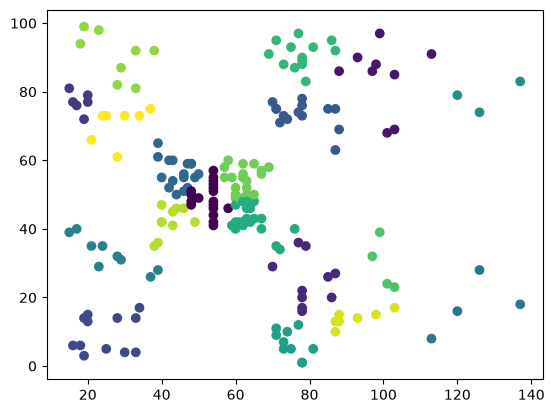
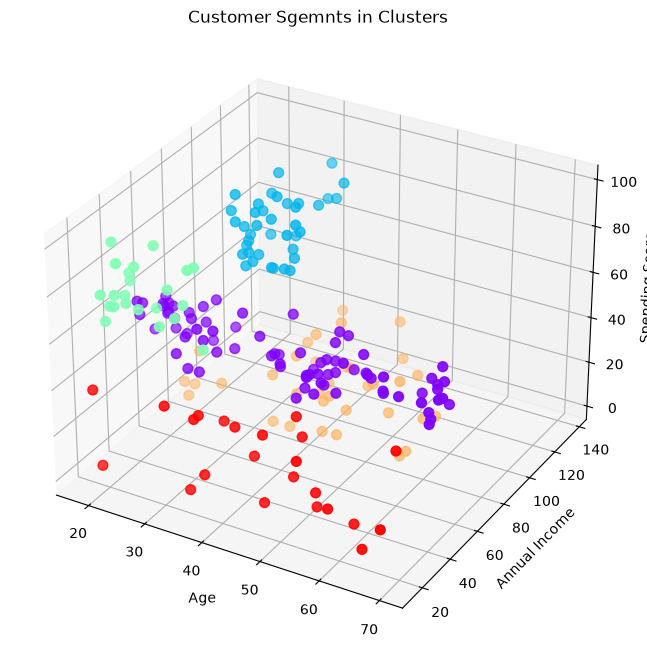
Unified diff of the notebook cell whose output changed from the first chart to the second:
--- before
+++ after
@@ -1,5 +1,16 @@
 # n_cluster = 5
 best_model = KMeans(n_clusters=5, random_state=42)
-best_model.fit(X_scaled)
-plt.scatter(df["Annual Income (k$)"], df["Spending Score (1-100)"], c=model.labels_)
+df['Cluster'] = best_model.fit_predict(X_scaled)
+print(df['Cluster'].value_counts())
+
+#plt.scatter(df["Annual Income (k$)"], df["Spending Score (1-100)"], c=model.labels_)
+#plt.show()
+
+fig = plt.figure(figsize=(10,8))
+ax = fig.add_subplot(111, projection='3d')
+ax.scatter(df['Age'], df['Annual Income (k$)'], df['Spending Score (1-100)'], c=df['Cluster'], cmap='rainbow', s=50)
+ax.set_xlabel('Age')
+ax.set_ylabel('Annual Income')
+ax.set_zlabel('Spending Score')
+plt.title('Customer Sgemnts in Clusters')
 plt.show()

Commit: 05_Clustering.ipynb is updated